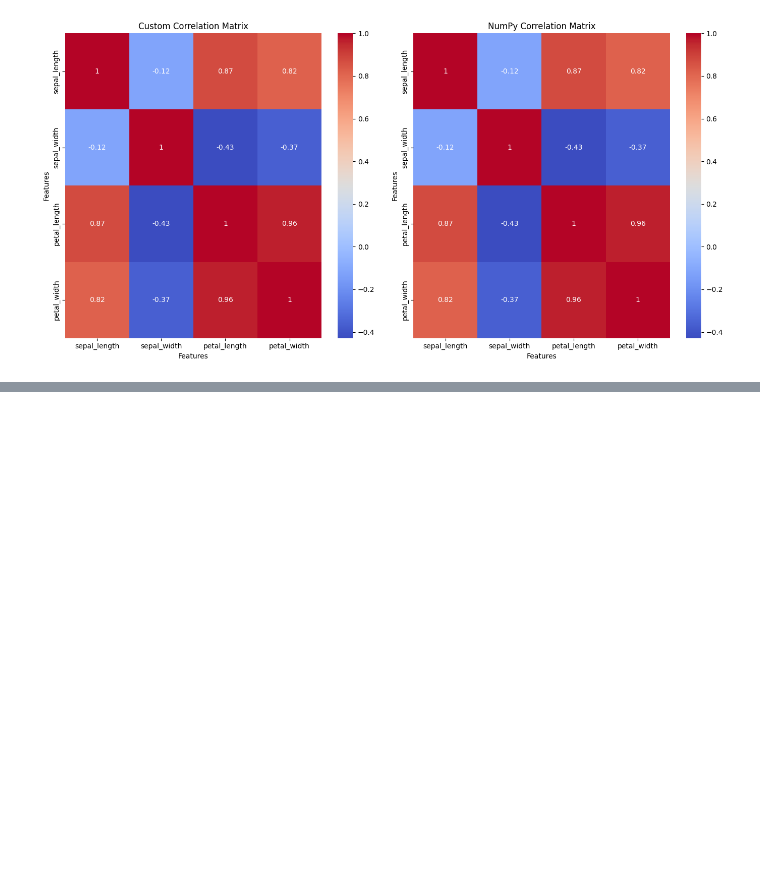
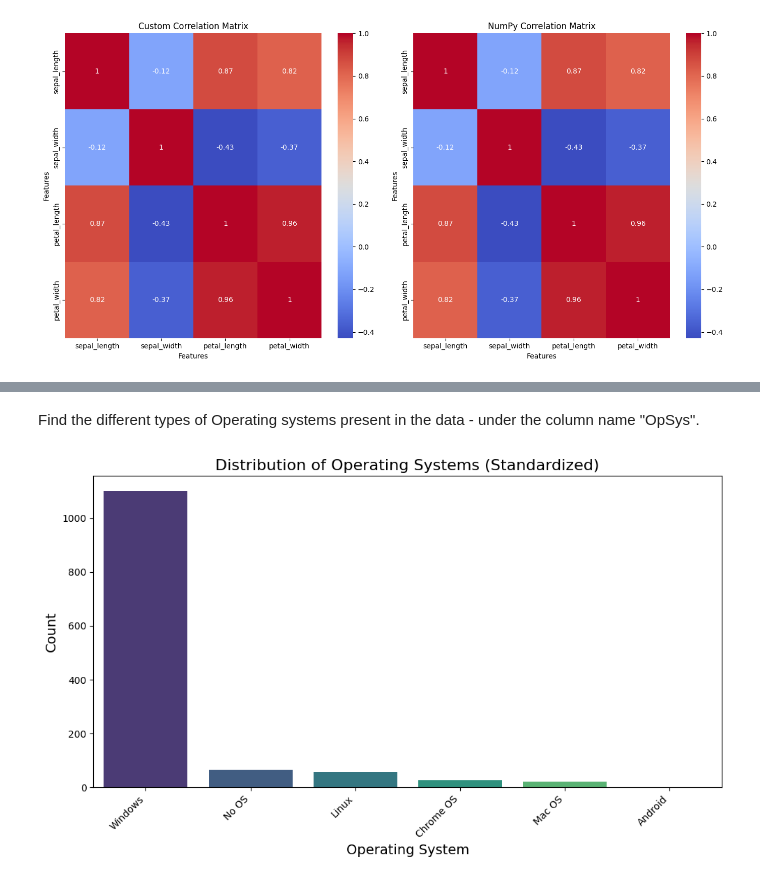
Before and after one commit to Jimenamdz/MiniProjectJimenaMendez, a Jupyter notebook: Mini_Project_Jimena_Mendez.ipynb, the cells around one changed output, grey strips where cells are left out. Drawn from its saved outputs; the diff is of its cells as text; code cells hidden in the pictures; blank space fills up the shorter version.

```diff
--- a/Mini_Project_Jimena_Mendez.ipynb
+++ b/Mini_Project_Jimena_Mendez.ipynb
@@ -286,0 +381,36 @@ laptop_df.head()
+# %% [markdown]
+Find the different types of Operating systems present in the data - under the column
+name "OpSys".
+# %%
+# Mapping similar OS names to a standard format
+os_mapping = {
+    'macOS': 'Mac OS',
+    'Mac OS X': 'Mac OS',
+    'Windows 10': 'Windows',
+    'Windows 10 S': 'Windows',
+    'Windows 7': 'Windows',
+    'No OS': 'No OS',
+    'Linux': 'Linux',
+    'Android': 'Android',
+    'Chrome OS': 'Chrome OS'
+}
+
+# Apply the mapping
+laptops_df['opsys'] = laptops_df['opsys'].map(os_mapping)
+
+# Count the occurrences of each standardized OS
+os_counts = laptops_df['opsys'].value_counts()
+
+# Create a bar chart
+plt.figure(figsize=(10, 6))
+sns.barplot(x=os_counts.index, y=os_counts.values, palette="viridis")
+
+# Add titles and labels
+plt.title("Distribution of Operating Systems (Standardized)", fontsize=16)
+plt.xlabel("Operating System", fontsize=14)
+plt.ylabel("Count", fontsize=14)
+plt.xticks(rotation=45, ha='right')
+plt.tight_layout()
+plt.show()
+# %% [output]
+[figure, added]
```
Also changed, not shown: parts of 18 cells of this notebook, 2 other files.
